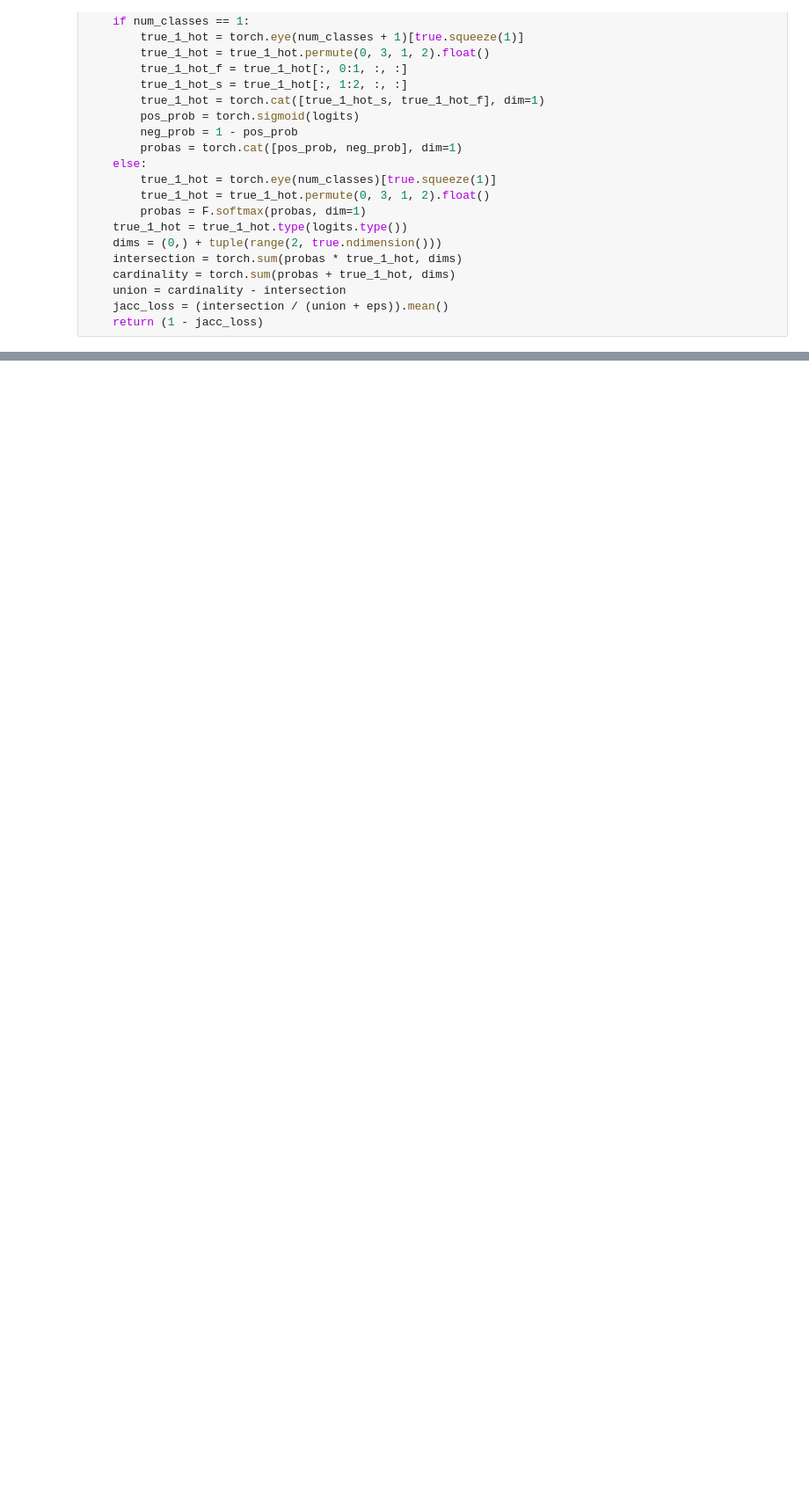
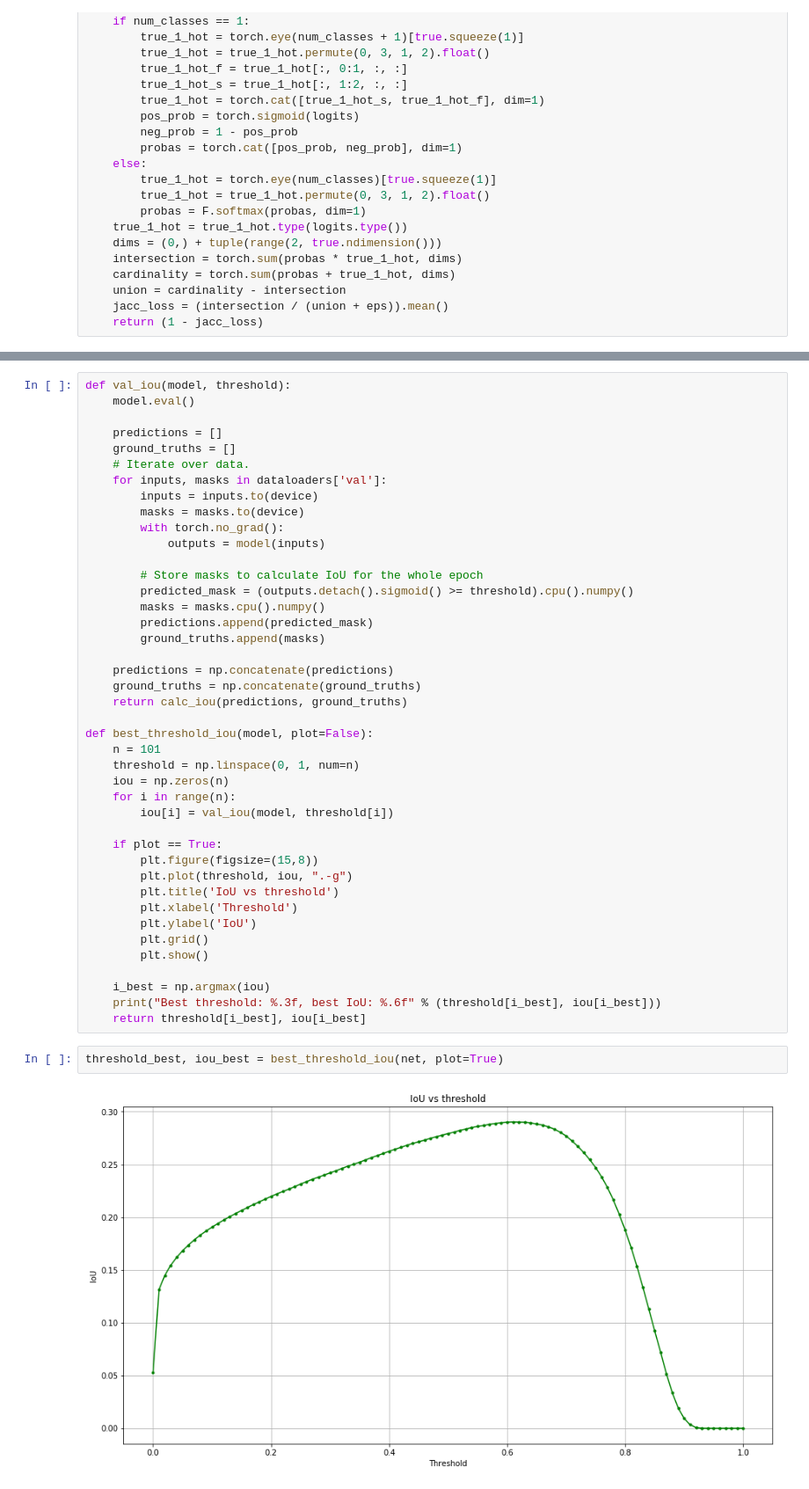
Before and after one commit to liviniuk/dl-course-skoltech, a Jupyter notebook: HW3/homework03_part1_both.ipynb, the cells around one changed output, grey strips where cells are left out. Shown: that part at 88% size. Cells and saved outputs as stored; diff of their text form; blank space fills up the shorter version.

```diff
--- a/HW3/homework03_part1_both.ipynb
+++ b/HW3/homework03_part1_both.ipynb
@@ -406,0 +438,46 @@ plt.show()
+# %%
+def val_iou(model, threshold):
+    model.eval()
+
+    predictions = []
+    ground_truths = []
+    # Iterate over data.
+    for inputs, masks in dataloaders['val']:
+        inputs = inputs.to(device)
+        masks = masks.to(device)
+        with torch.no_grad():
+            outputs = model(inputs)
+
+        # Store masks to calculate IoU for the whole epoch
+        predicted_mask = (outputs.detach().sigmoid() >= threshold).cpu().numpy()
+        masks = masks.cpu().numpy()
+        predictions.append(predicted_mask)
+        ground_truths.append(masks)
+
+    predictions = np.concatenate(predictions)
+    ground_truths = np.concatenate(ground_truths)
+    return calc_iou(predictions, ground_truths)
+
+def best_threshold_iou(model, plot=False):
+    n = 101
+    threshold = np.linspace(0, 1, num=n)
+    iou = np.zeros(n)
+    for i in range(n):
+        iou[i] = val_iou(model, threshold[i])
+
+    if plot == True:
+        plt.figure(figsize=(15,8))
+        plt.plot(threshold, iou, ".-g")
+        plt.title('IoU vs threshold')
+        plt.xlabel('Threshold')
+        plt.ylabel('IoU')
+        plt.grid()
+        plt.show()
+
+    i_best = np.argmax(iou)
+    print("Best threshold: %.3f, best IoU: %.6f" % (threshold[i_best], iou[i_best]))
+    return threshold[i_best], iou[i_best]
+# %%
+threshold_best, iou_best = best_threshold_iou(net, plot=True)
+# %% [output]
+[figure, added]
```
Also changed, not shown: parts of 14 cells of this notebook.
